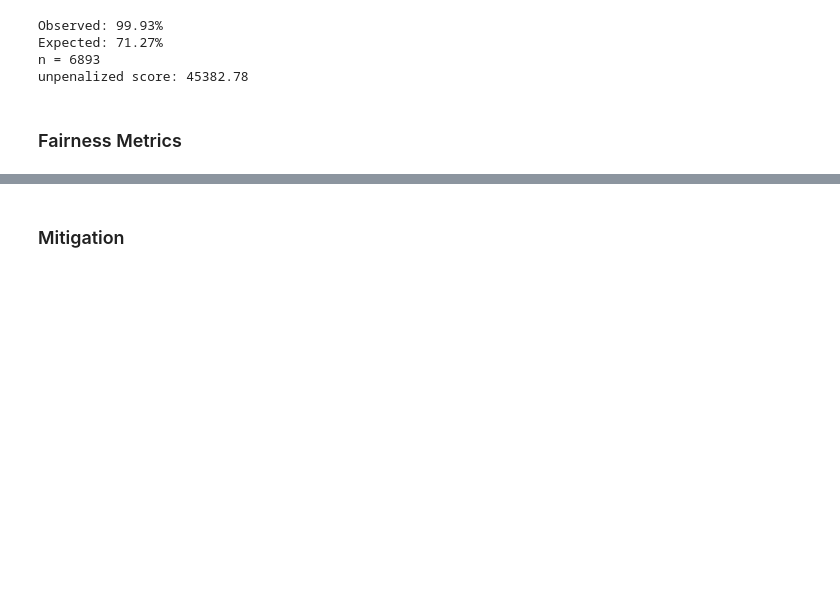
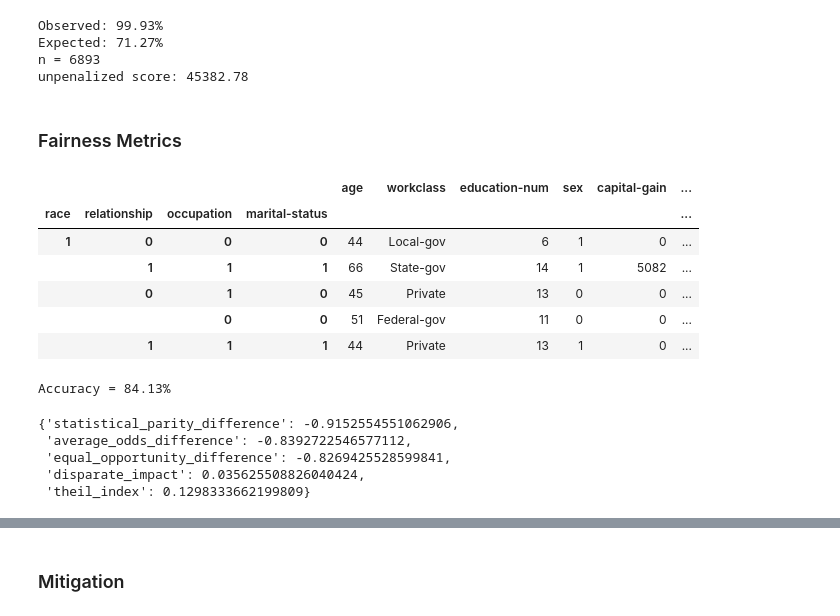
Before and after one commit to mkleinegger/evaluation-bias-detection-and-mitigation, a Jupyter notebook: multiple_runs.ipynb, the cells around one changed output, grey strips where cells are left out. Drawn from its saved outputs; the diff is of its cells as text; code cells hidden in the pictures; blank space fills up the shorter version.

```diff
--- a/multiple_runs.ipynb
+++ b/multiple_runs.ipynb
@@ -182,11 +215,13 @@ def clean_data(X):
     cols = list(X.columns)
     X[cols] = X[cols].replace([" ?"], np.nan)
     X = X.dropna()
+
     def strip_str(x):
         if isinstance(x, str):
             return x.strip()
         else:
             return x
+
     X = X.applymap(strip_str)
     X["relationship"] = X["relationship"].replace(["Husband", "Wife"], "Married")
     X["hours-per-week"] = pd.cut(
@@ -196,8 +231,16 @@ def clean_data(X):
     )
     X.age = pd.qcut(X.age, q=7)
     # X['artificial_feature'] = pd.qcut(X['artificial_feature'], q=5)
-    X["capital-gain"] = pd.cut(X["capital-gain"], bins=[-1, 1, 1000, 5000, 10000, 100000, 1000000], labels=["None", "Low", "Medium", "High", "VeryHigh", "Rich"])
-    X["capital-loss"] = pd.cut(X["capital-loss"], bins=[-1, 1, 1000, 5000, 10000, 100000, 1000000], labels=["None", "Low", "Medium", "High", "VeryHigh", "Rich"])
+    X["capital-gain"] = pd.cut(
+        X["capital-gain"],
+        bins=[-1, 1, 1000, 5000, 10000, 100000, 1000000],
+        labels=["None", "Low", "Medium", "High", "VeryHigh", "Rich"],
+    )
+    X["capital-loss"] = pd.cut(
+        X["capital-loss"],
+        bins=[-1, 1, 1000, 5000, 10000, 100000, 1000000],
+        labels=["None", "Low", "Medium", "High", "VeryHigh", "Rich"],
+    )
     return X
 # %%
 df_train__ = df_train_.copy()
@@ -222,7 +265,10 @@ def train_and_evaluate(clf, df_train, df_test, nominal_features, target):
             return (X_transformed, y)
 
         column_transformer = ColumnTransformer(
-            transformers=[('cat', OneHotEncoder(handle_unknown='ignore'), nominal_features)]
+            transformers=[
+                ("cat", OneHotEncoder(handle_unknown="ignore"), nominal_features)
+            ],
+            # remainder="passthrough",
         )
 
         column_transformer.fit(df_train)
@@ -232,11 +278,12 @@ def train_and_evaluate(clf, df_train, df_test, nominal_features, target):
 
         return X_train, y_train, X_test, y_test
 
-
-    X_train, y_train, X_test, y_test = _split_data(df_train, df_test, nominal_features, target)
+    X_train, y_train, X_test, y_test = _split_data(
+        df_train, df_test, nominal_features, target
+    )
     clf.fit(X_train, y_train)
     y_pred = clf.predict(X_test)
-    return y_test, y_pred, clf.predict_proba(X_train)[:,0]
+    return y_test, y_pred, clf.predict_proba(X_train)[:, 0]
 # %%
 # from sklearn.svm import LinearSVC, SVC
 
@@ -596,0 +703,20 @@ unpenalized score: 45382.78
+# %%
+df_train_bias = df_train_.copy()
+df_test_bias = df_test_.copy()
+df_train_bias.dropna(inplace=True)
+df_test_bias.dropna(inplace=True)
+df_train_bias = create_dataset(
+    df_train_bias, list(scanned_subset.keys()), list(scanned_subset.values())
+)
+df_test_bias = create_dataset(
+    df_test_bias, list(scanned_subset.keys()), list(scanned_subset.values())
+)
+df_train_bias.head(5)
+# %% [output]
+|  |  |  |  | age | workclass | education-num | sex | capital-gain | ... |
+| race | relationship | occupation | marital-status |  |  |  |  |  | ... |
+| 1 | 0 | 0 | 0 | 44 | Local-gov | 6 | 1 | 0 | ... |
+|  | 1 | 1 | 1 | 66 | State-gov | 14 | 1 | 5082 | ... |
+|  | 0 | 1 | 0 | 45 | Private | 13 | 0 | 0 | ... |
+|  |  | 0 | 0 | 51 | Federal-gov | 11 | 0 | 0 | ... |
+|  | 1 | 1 | 1 | 44 | Private | 13 | 1 | 0 | ... |
@@ -597,2 +751,22 @@ unpenalized score: 45382.78
+# %%
+test = df_test_.copy()
+X_test, y_test = test.drop(columns=[target]), test[target]
+y_pred = model.predict(X_test)
+
+print(f"Accuracy = {(y_test.values == y_pred).sum() / y_test.shape[0]:.2%}")
+# %% [output]
+Accuracy = 84.13%
+# %%
+y_pred = model.predict(X_train)
+metrics = calculate_fairness_metrics(
+    df_train_bias, y_pred, target, list(scanned_subset.keys()), (1, 1, 1, 1)
+)
+metrics
+# %% [output]
+{'statistical_parity_difference': -0.9152554551062906,
+ 'average_odds_difference': -0.8392722546577112,
+ 'equal_opportunity_difference': -0.8269425528599841,
+ 'disparate_impact': 0.035625508826040424,
+ 'theil_index': 0.1298333662199809}
 # %%
 from aif360.datasets import StandardDataset
```
Also changed, not shown: parts of 85 cells of this notebook.
